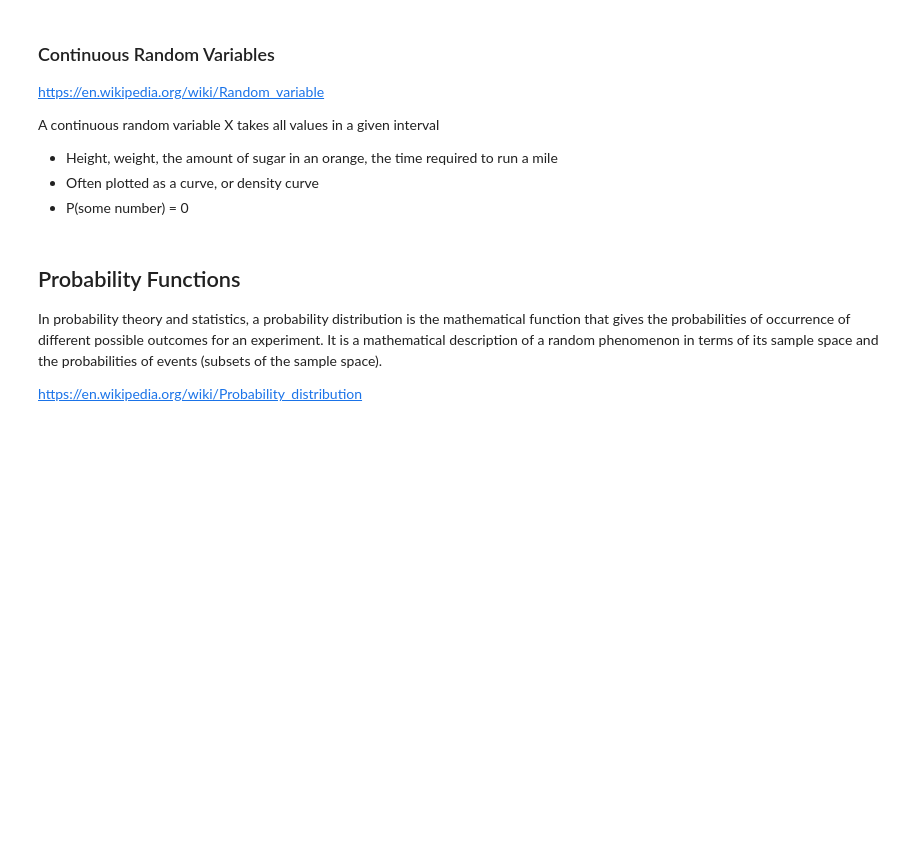
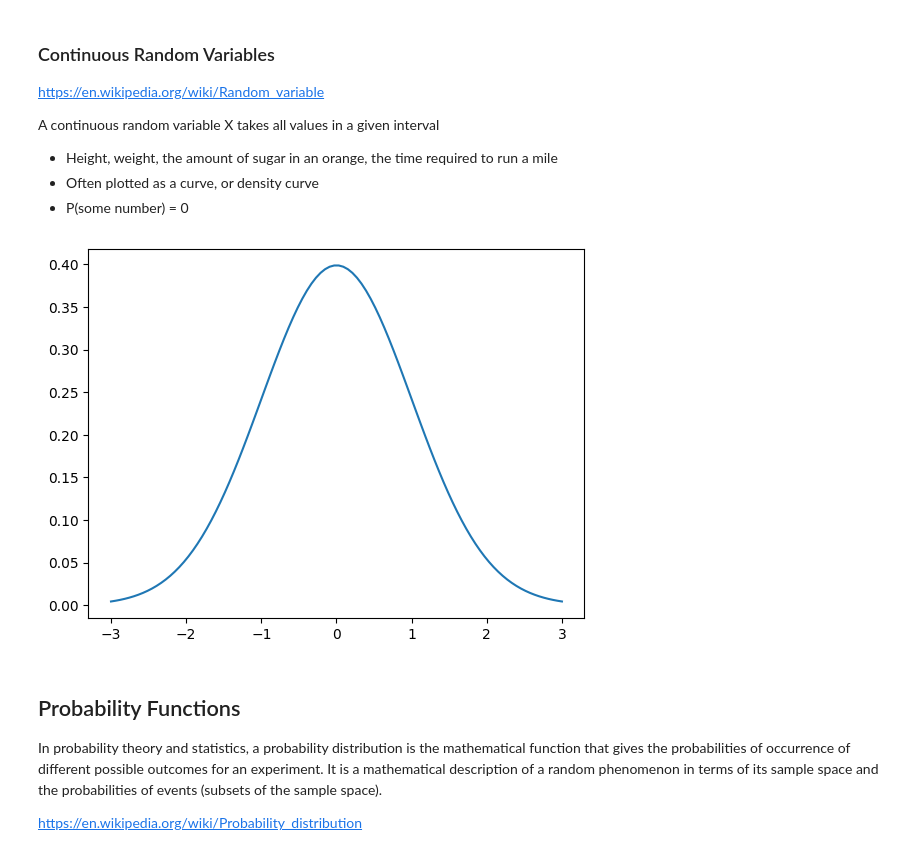
Before and after one commit to BeautyKabore/UNT-DTSC-4050, a Jupyter notebook: Week_05_Distribution/Week_05_Distributions.ipynb, the cells around one changed output. Drawn from its saved outputs; the diff is of its cells as text; code cells hidden in the pictures; blank space fills up the shorter version.

```diff
--- a/Week_05_Distribution/Week_05_Distributions.ipynb
+++ b/Week_05_Distribution/Week_05_Distributions.ipynb
@@ -63,14 +57,16 @@ A continuous random variable X takes all values in a given interval
 * Often plotted as a curve, or density curve
 * P(some number) = 0
 # %%
-# # plot normal curve
-# import numpy as np
-# import matplotlib.pyplot as plt
-# import scipy.stats as stats
+# plot normal curve
+import numpy as np
+import matplotlib.pyplot as plt
+import scipy.stats as stats
 
-# x = np.linspace(-3, 3, 100)
-# plt.plot(x, stats.norm.pdf(x, 0, 1))
-# plt.show()
+x = np.linspace(-3, 3, 100)
+plt.plot(x, stats.norm.pdf(x, 0, 1))
+plt.show()
+# %% [output]
+[figure, added]
 # %% [markdown]
 ## Probability Functions
 
```
Also changed, not shown: parts of 47 cells of this notebook.
